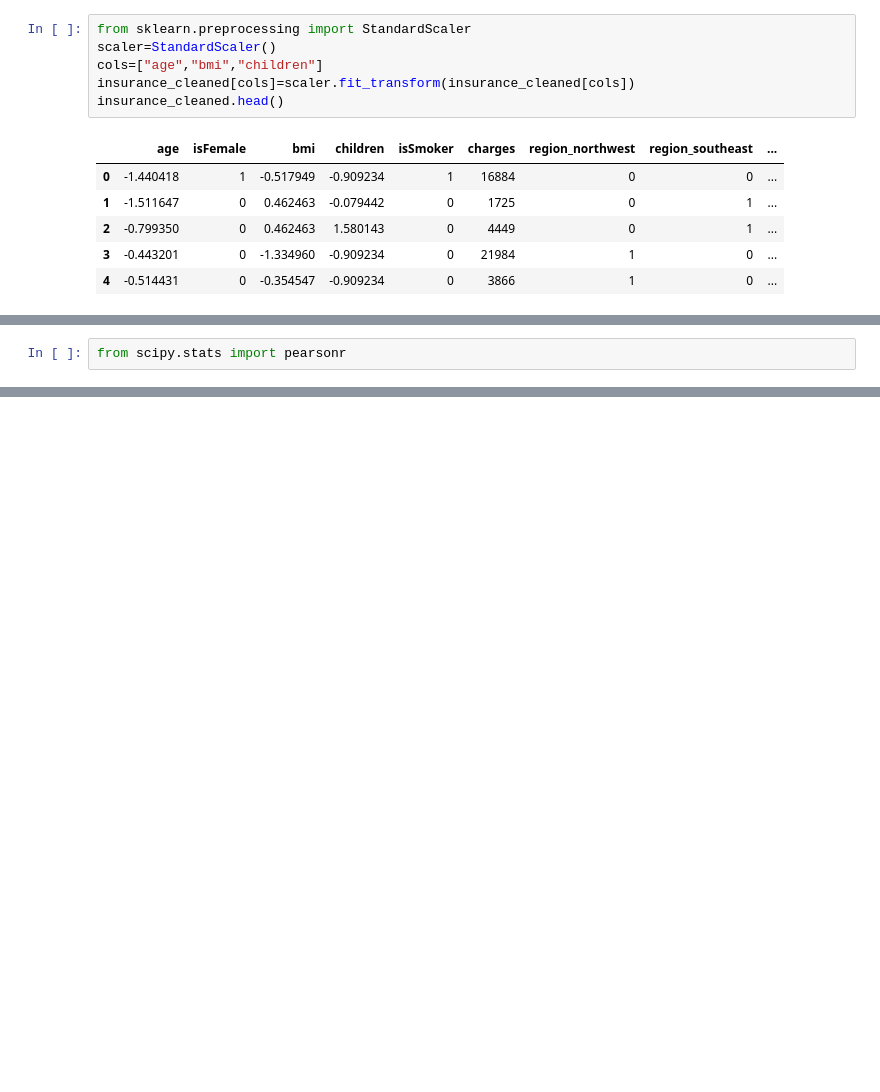
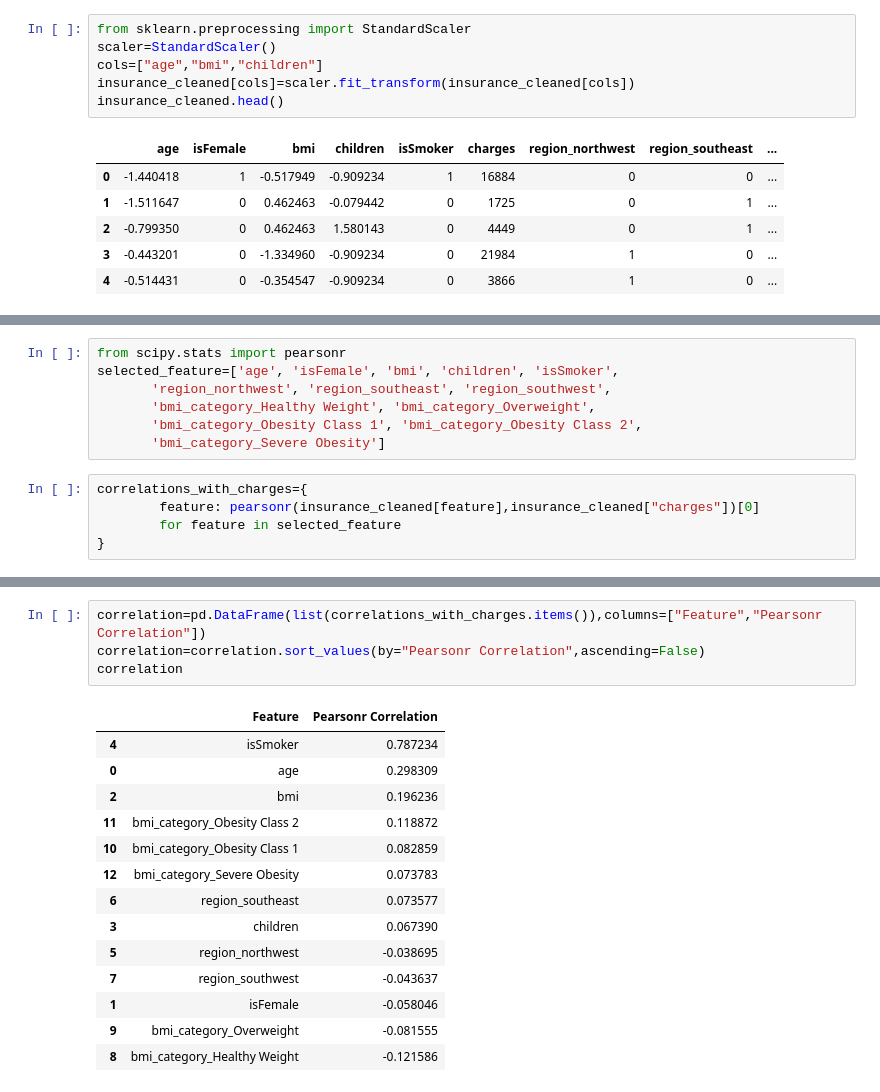
Before and after one commit to MAhmad25/Things-Before-ML, a Jupyter notebook: Project_1_insurance.ipynb, the cells around one changed output, grey strips where cells are left out. Saved outputs shown, nothing was run; the diff lists cells and outputs as text; blank space fills up the shorter version.

```diff
--- a/ML.ipynb
+++ b/Project_1_insurance.ipynb
@@ -293,2 +302,12 @@ insurance_cleaned.head()
 # %%
 from scipy.stats import pearsonr
+selected_feature=['age', 'isFemale', 'bmi', 'children', 'isSmoker',
+       'region_northwest', 'region_southeast', 'region_southwest',
+       'bmi_category_Healthy Weight', 'bmi_category_Overweight',
+       'bmi_category_Obesity Class 1', 'bmi_category_Obesity Class 2',
+       'bmi_category_Severe Obesity']
+# %%
+correlations_with_charges={
+        feature: pearsonr(insurance_cleaned[feature],insurance_cleaned["charges"])[0]
+        for feature in selected_feature
+}
@@ -294,0 +328,19 @@ from scipy.stats import pearsonr
+# %%
+correlation=pd.DataFrame(list(correlations_with_charges.items()),columns=["Feature","Pearsonr Correlation"])
+correlation=correlation.sort_values(by="Pearsonr Correlation",ascending=False)
+correlation
+# %% [output]
+|  | Feature | Pearsonr Correlation |
+| 4 | isSmoker | 0.787234 |
+| 0 | age | 0.298309 |
+| 2 | bmi | 0.196236 |
+| 11 | bmi_category_Obesity Class 2 | 0.118872 |
+| 10 | bmi_category_Obesity Class 1 | 0.082859 |
+| 12 | bmi_category_Severe Obesity | 0.073783 |
+| 6 | region_southeast | 0.073577 |
+| 3 | children | 0.067390 |
+| 5 | region_northwest | -0.038695 |
+| 7 | region_southwest | -0.043637 |
+| 1 | isFemale | -0.058046 |
+| 9 | bmi_category_Overweight | -0.081555 |
+| 8 | bmi_category_Healthy Weight | -0.121586 |
```
Also changed, not shown: parts of 8 cells of this notebook.
